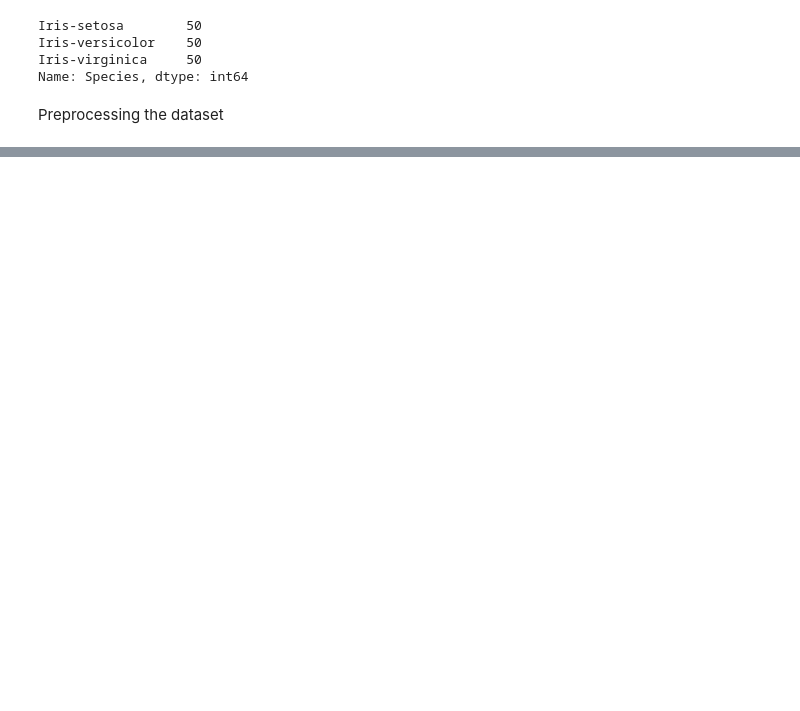
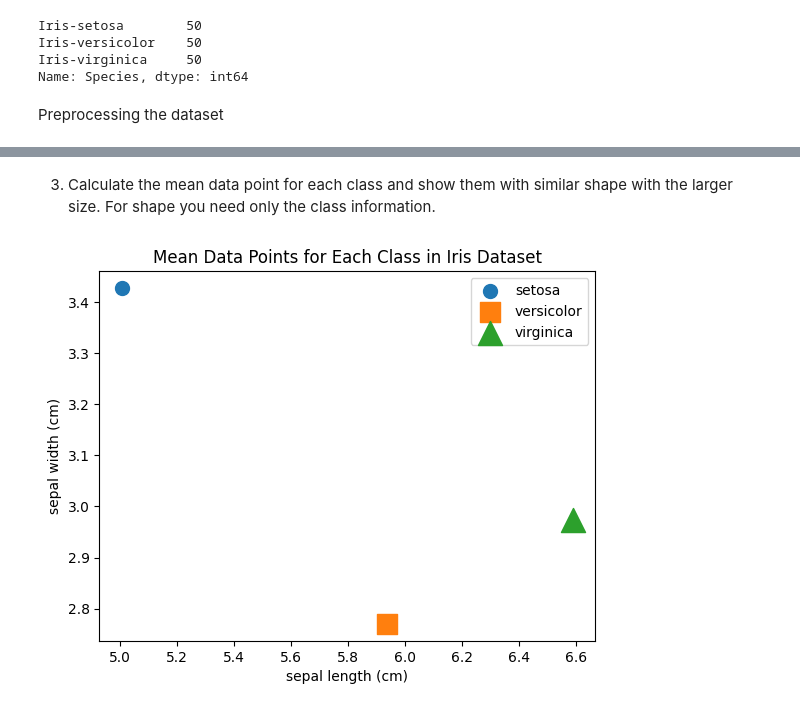
Before and after one commit to selim-ahmed/Dataset-Analysis-with-Iris-Dataset, a Jupyter notebook: Iris_Dataset_Analysis_Selim_Ahmed(2321668).ipynb, the cells around one changed output, grey strips where cells are left out. Saved outputs shown, nothing was run; the diff lists cells and outputs as text; code cells hidden in the pictures; blank space fills up the shorter version.

```diff
--- a/Iris_Dataset_Analysis_Selim_Ahmed(2321668).ipynb
+++ b/Iris_Dataset_Analysis_Selim_Ahmed(2321668).ipynb
@@ -72,0 +127,35 @@ dtype: int64
+# %% [markdown]
+3.	Calculate the mean data point for each class and show them with similar shape with the larger size. For shape you need only the class information.
+# %%
+# Step 1: Load the Iris dataset
+iris = load_iris()
+data = iris.data
+labels = iris.target
+
+# Step 2: Separate the dataset into different classes
+class_data = {}
+for i in range(len(labels)):
+    label = labels[i]
+    if label not in class_data:
+        class_data[label] = []
+    class_data[label].append(data[i])
+
+# Step 3: Calculate the mean for each class separately
+class_means = {}
+for label, class_samples in class_data.items():
+    class_means[label] = np.mean(class_samples, axis=0)
+
+# Step 4: Visualize the mean data points
+shapes = ['o', 's', '^']  # Shape symbols for different classes
+sizes = [100, 200, 300]  # Sizes for different classes
+
+for label, mean in class_means.items():
+    plt.scatter(mean[0], mean[1], marker=shapes[label], s=sizes[label], label=iris.target_names[label])
+
+plt.xlabel(iris.feature_names[0])
+plt.ylabel(iris.feature_names[1])
+plt.legend()
+plt.title("Mean Data Points for Each Class in Iris Dataset")
+plt.show()
+# %% [output]
+[figure, added]
```
Also changed, not shown: parts of 12 cells of this notebook.
